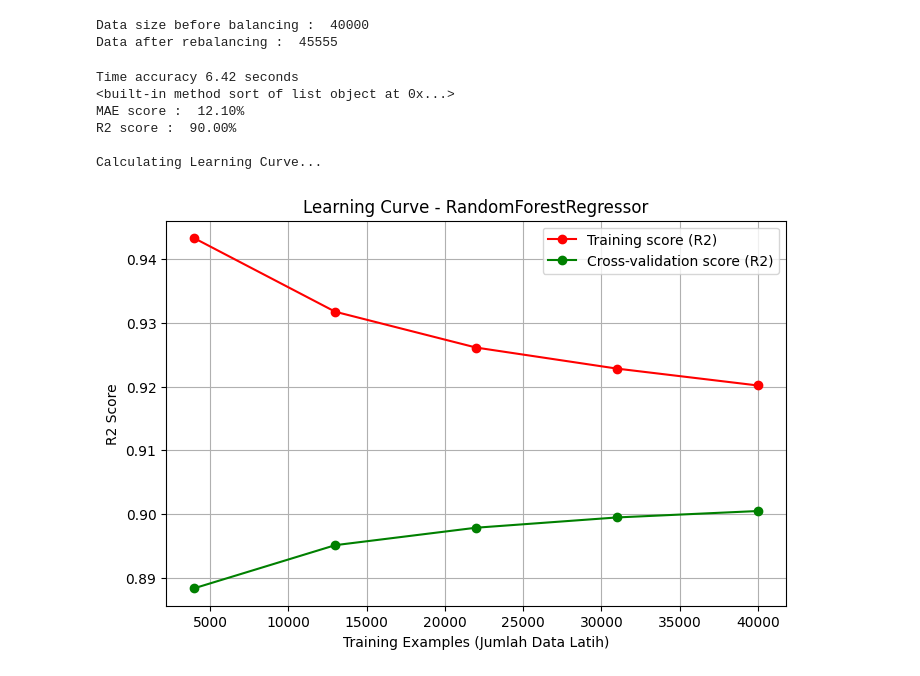
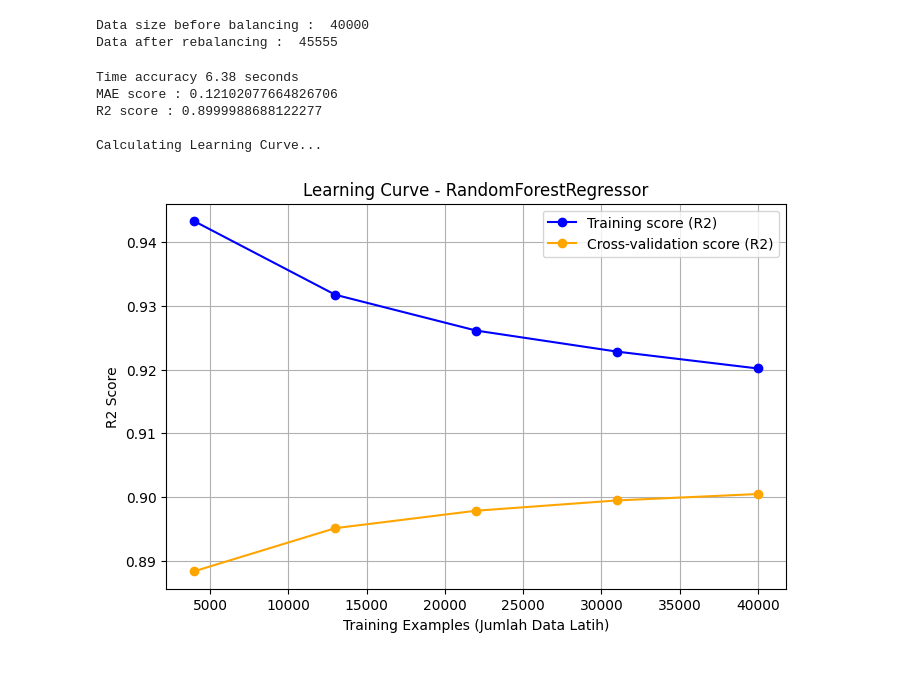
Before and after one commit to tiopramana/machine_learning, a Jupyter notebook: Project/Impact_Ai_Student/main.ipynb, the cells around one changed output. Cells and saved outputs as stored; diff of their text form; code cells hidden in the pictures.

```diff
--- a/Project/Impact_Ai_Student/main.ipynb
+++ b/Project/Impact_Ai_Student/main.ipynb
@@ -344,11 +345,11 @@ r2 = r2_score(y_valid_reg, y_preds_reg)
 print("Time accuracy", format(time.perf_counter() - time_start, '.2f'), 'seconds')
 
 # Checking Leakage data
-print(X_train_reg.columns.tolist())
+# print(X_train_reg.columns.tolist())
 
 # Result
-print(f"MAE score : {mae * 100 : .2f}%")
-print(f"R2 score : {r2 * 100 : .2f}%")
+print(f"MAE score : {mae}")
+print(f"R2 score : {r2}")
 
 # Learning Curve
 print("\nCalculating Learning Curve...")
@@ -356,37 +357,36 @@ print("\nCalculating Learning Curve...")
 cv_strategy = KFold(n_splits=5, shuffle=True, random_state=42)
 train_sizes = np.linspace(0.1, 1.0, 5) # Menguji dari 10% hingga 100% ukuran data
 
 X_full = np.vstack((X_train_reg, X_valid_reg)) if hasattr(X_train_reg, 'values') else np.concatenate((X_train_reg, X_valid_reg))
 y_full = np.concatenate((y_train_reg, y_valid_reg))
 
 train_sizes, train_scores, test_scores = learning_curve(
     estimator=model_rfr,
     X=X_full,
     y=y_full,
     cv=cv_strategy,
     scoring='r2',
     train_sizes=train_sizes,
     n_jobs=-1
 )
 
 train_scores_mean = np.mean(train_scores, axis=1)
 test_scores_mean = np.mean(test_scores, axis=1)
 
 plt.figure(figsize=(8, 5))
-plt.plot(train_sizes, train_scores_mean, 'o-', color="r", label="Training score (R2)")
-plt.plot(train_sizes, test_scores_mean, 'o-', color="g", label="Cross-validation score (R2)")
+plt.plot(train_sizes, train_scores_mean, 'o-', color="blue", label="Training score (R2)")
+plt.plot(train_sizes, test_scores_mean, 'o-', color="orange", label="Cross-validation score (R2)")
 
 plt.title("Learning Curve - RandomForestRegressor")
 plt.xlabel("Training Examples (Jumlah Data Latih)")
 plt.ylabel("R2 Score")
 plt.legend(loc="best")
 plt.grid(True)
 plt.show()
 # %% [output]
-Time accuracy 6.42 seconds
-<built-in method sort of list object at 0x...>
-MAE score :  12.10%
-R2 score :  90.00%
+Time accuracy 6.38 seconds
+MAE score : 0.12102077664826706
+R2 score : 0.8999988688122277
 
 Calculating Learning Curve...
-[figure, old version]
+[figure, new version]
```
Also changed, not shown: parts of 4 cells of this notebook.
